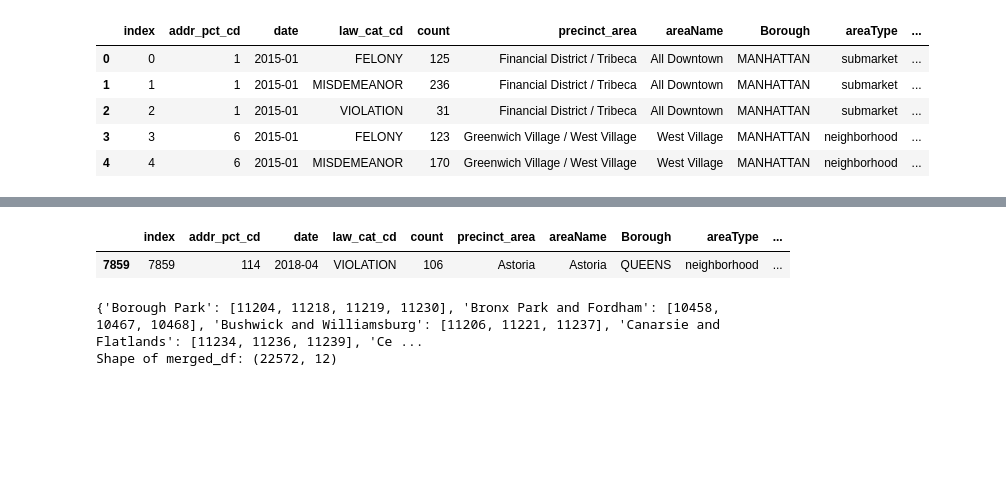
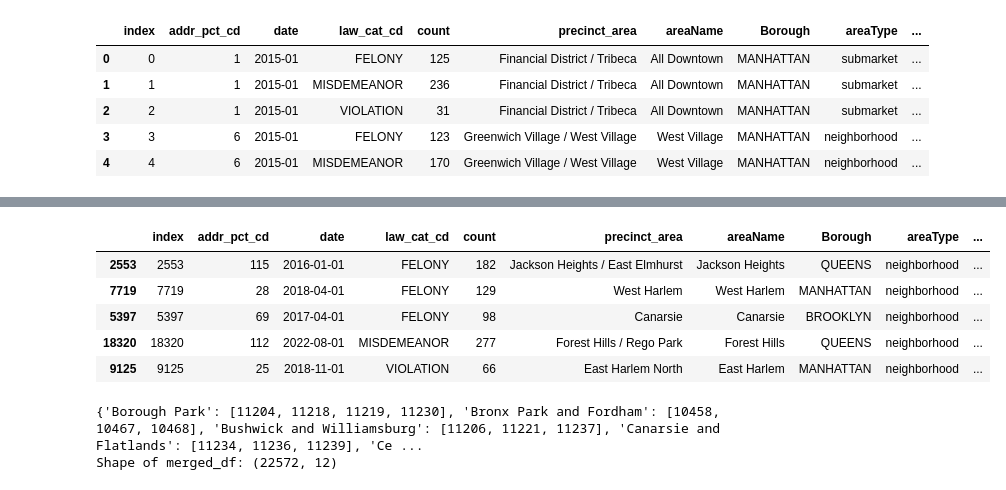
Before and after one commit to sunnychangchangchang/nyc-crime-rent-analysis, a Jupyter notebook: nyc-rent-crime-analysis.ipynb, the cells around one changed output, grey strips where cells are left out. Cells and saved outputs as stored; diff of their text form; code cells hidden in the pictures; blank space fills up the shorter version.

```diff
--- a/nyc-rent-crime-analysis.ipynb
+++ b/nyc-rent-crime-analysis.ipynb
@@ -639,13 +632,17 @@ memory usage: 1.8+ MB
 # %%
 # Mapping precinct_area to corresponding rent area name
 rent_to_zipcode_neighborhood_lower = {
     k.lower(): v for k, v in rent_to_zipcode_neighborhood.items()
 }
 merged_df["Neighborhood"] = merged_df["areaName"].str.lower().map(rent_to_zipcode_neighborhood_lower)
-merged_df.sample()
+merged_df.sample(5)
 # %% [output]
 |  | index | addr_pct_cd | date | law_cat_cd | count | precinct_area | areaName | Borough | areaType | ... |
-| 7859 | 7859 | 114 | 2018-04 | VIOLATION | 106 | Astoria | Astoria | QUEENS | neighborhood | ... |
+| 2553 | 2553 | 115 | 2016-01-01 | FELONY | 182 | Jackson Heights / East Elmhurst | Jackson Heights | QUEENS | neighborhood | ... |
+| 7719 | 7719 | 28 | 2018-04-01 | FELONY | 129 | West Harlem | West Harlem | MANHATTAN | neighborhood | ... |
+| 5397 | 5397 | 69 | 2017-04-01 | FELONY | 98 | Canarsie | Canarsie | BROOKLYN | neighborhood | ... |
+| 18320 | 18320 | 112 | 2022-08-01 | MISDEMEANOR | 277 | Forest Hills / Rego Park | Forest Hills | QUEENS | neighborhood | ... |
+| 9125 | 9125 | 25 | 2018-11-01 | VIOLATION | 66 | East Harlem North | East Harlem | MANHATTAN | neighborhood | ... |
 # %%
 neighborhood_to_zip = zip_df.groupby("Neighborhood")["ZIP Codes"].apply(list).to_dict()
 print(neighborhood_to_zip)
```
Also changed, not shown: parts of 28 cells of this notebook, 22 other files.
